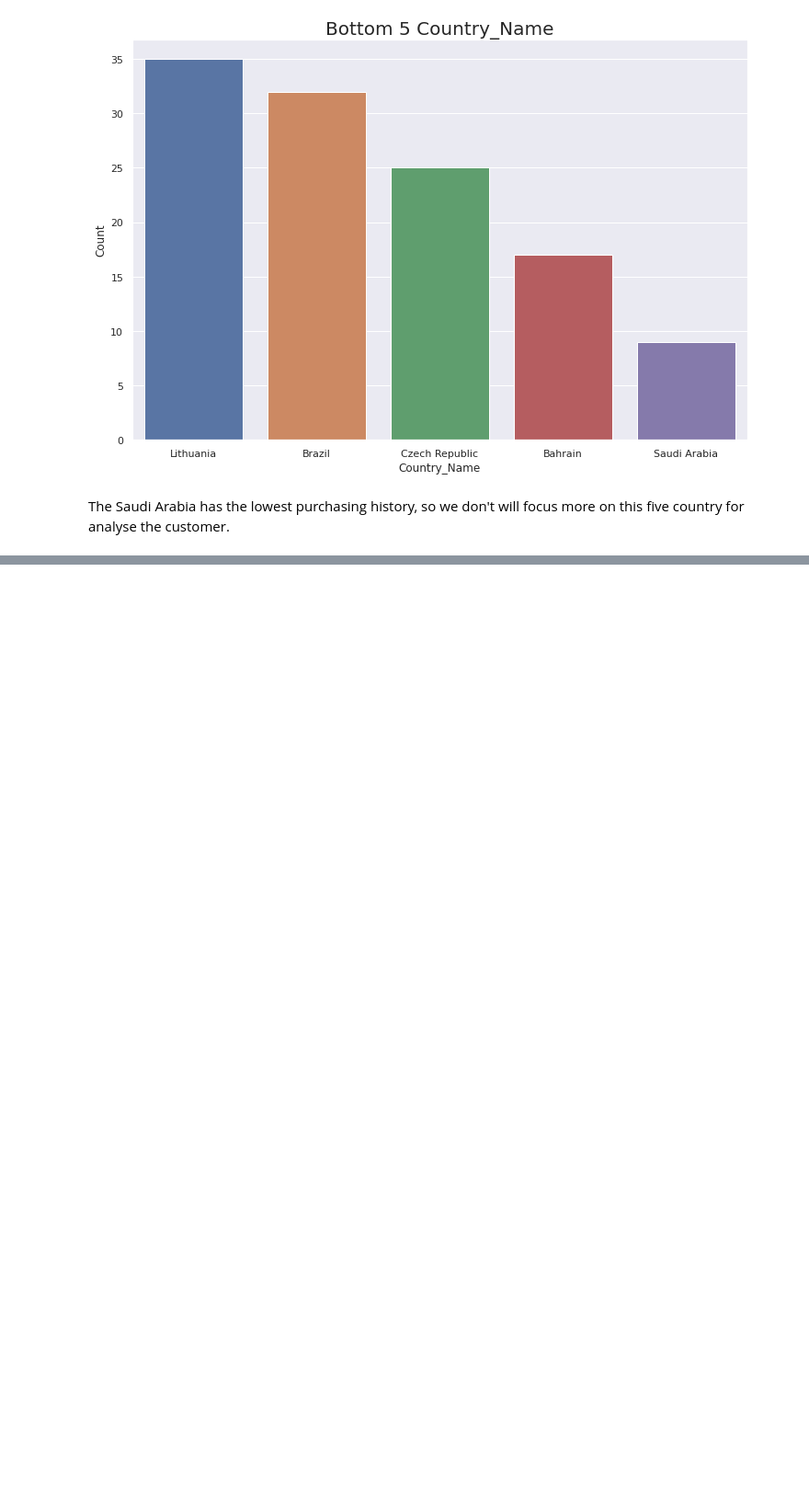
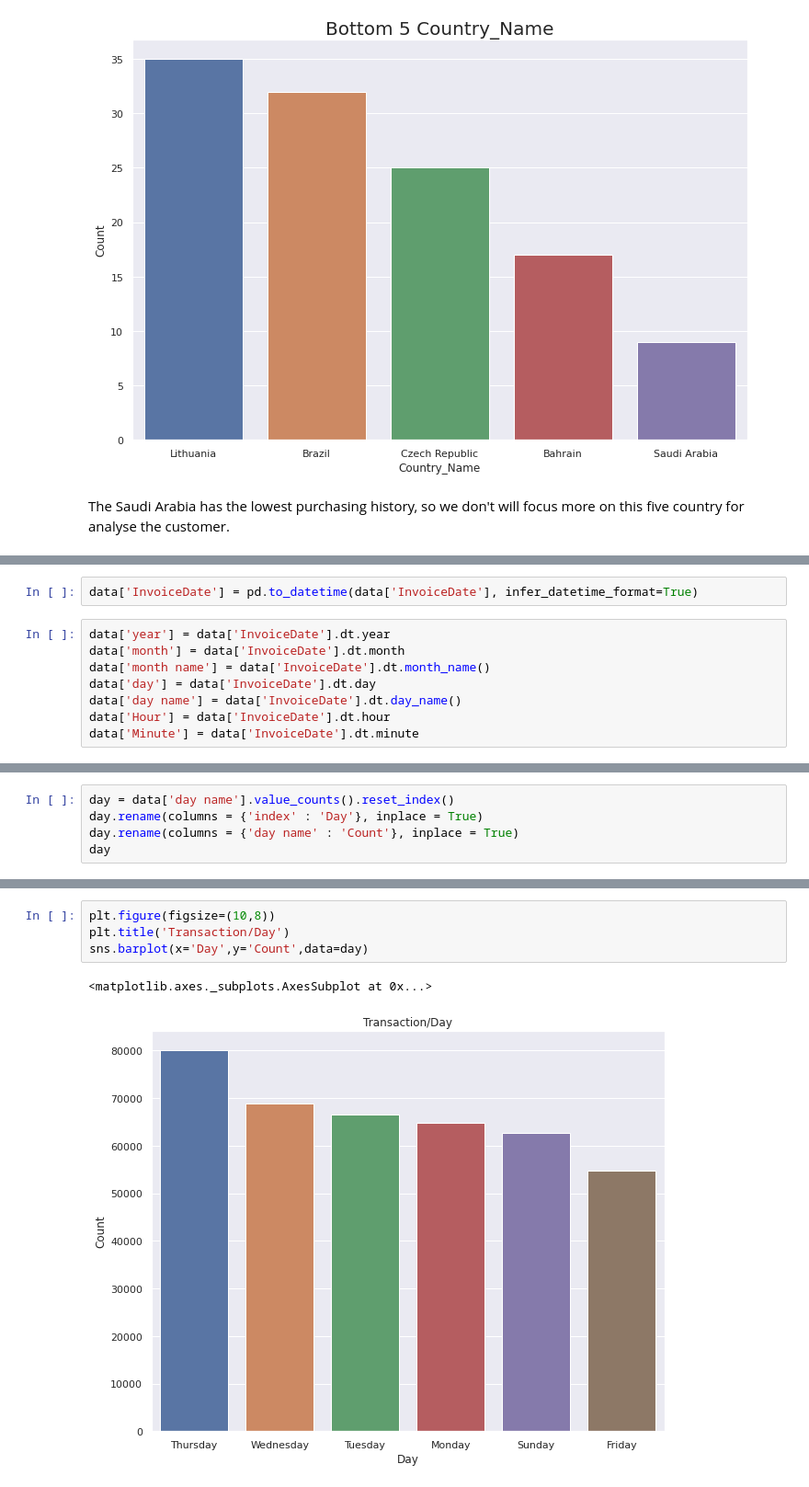
Before and after one commit to Rushabhtikale92/Online-Retail-Customer-Segmentation, a Jupyter notebook: Copy_of_Online_Retail_Customer_Segmentation_Capstone_Project.ipynb, the cells around one changed output, grey strips where cells are left out. Shown at 92% size. Cells and saved outputs as stored; diff of their text form; blank space fills up the shorter version.

```diff
--- a/Copy_of_Online_Retail_Customer_Segmentation_Capstone_Project.ipynb
+++ b/Copy_of_Online_Retail_Customer_Segmentation_Capstone_Project.ipynb
@@ -223,0 +226,10 @@ The Saudi Arabia has the lowest purchasing history, so we don't will focus more
+# %%
+data['InvoiceDate'] = pd.to_datetime(data['InvoiceDate'], infer_datetime_format=True)
+# %%
+data['year'] = data['InvoiceDate'].dt.year
+data['month'] = data['InvoiceDate'].dt.month
+data['month name'] = data['InvoiceDate'].dt.month_name()
+data['day'] = data['InvoiceDate'].dt.day
+data['day name'] = data['InvoiceDate'].dt.day_name()
+data['Hour'] = data['InvoiceDate'].dt.hour
+data['Minute'] = data['InvoiceDate'].dt.minute
@@ -223,0 +247,5 @@ The Saudi Arabia has the lowest purchasing history, so we don't will focus more
+# %%
+day = data['day name'].value_counts().reset_index()
+day.rename(columns = {'index' : 'Day'}, inplace = True)
+day.rename(columns = {'day name' : 'Count'}, inplace = True)
+day
@@ -223,0 +260,7 @@ The Saudi Arabia has the lowest purchasing history, so we don't will focus more
+# %%
+plt.figure(figsize=(10,8))
+plt.title('Transaction/Day')
+sns.barplot(x='Day',y='Count',data=day)
+# %% [output]
+<matplotlib.axes._subplots.AxesSubplot at 0x...>
+[figure, added]
```
Also changed, not shown: parts of 12 cells of this notebook.
